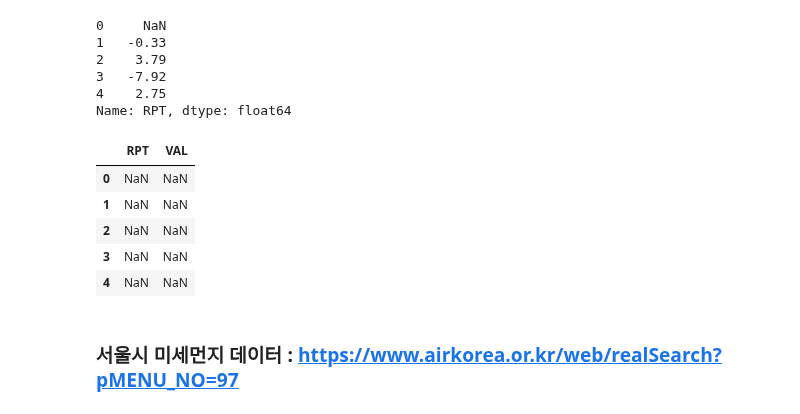
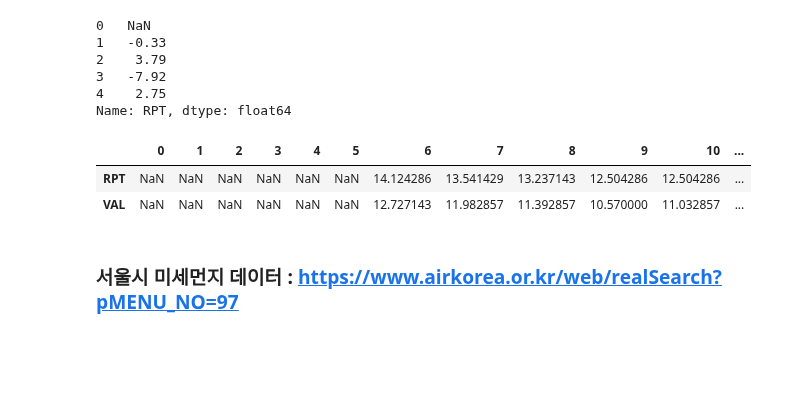
Before and after one commit to DahyeonS/Java_Python_Lecture, a Jupyter notebook: 20240102/preprocess_datamanim.ipynb, the cells around one changed output. Saved outputs shown, nothing was run; the diff lists cells and outputs as text; code cells hidden in the pictures; blank space fills up the shorter version.

```diff
--- a/20240102/preprocess_datamanim.ipynb
+++ b/20240102/preprocess_datamanim.ipynb
@@ -1319,14 +1319,11 @@ Name: RPT, dtype: float64
 # %%
 # RPT와 VAL의 컬럼을 일주일 간격으로 각각 이동평균한값을 구하여라
 rs = df[['RPT','VAL']].rolling(7).mean()
-rs.head()
+rs.head(20).T
 # %% [output]
-|  | RPT | VAL |
-| 0 | NaN | NaN |
-| 1 | NaN | NaN |
-| 2 | NaN | NaN |
-| 3 | NaN | NaN |
-| 4 | NaN | NaN |
+|  | 0 | 1 | 2 | 3 | 4 | 5 | 6 | 7 | 8 | 9 | 10 | ... |
+| RPT | NaN | NaN | NaN | NaN | NaN | NaN | 14.124286 | 13.541429 | 13.237143 | 12.504286 | 12.504286 | ... |
+| VAL | NaN | NaN | NaN | NaN | NaN | NaN | 12.727143 | 11.982857 | 11.392857 | 10.570000 | 11.032857 | ... |
 # %% [markdown]
 ### 서울시 미세먼지 데이터 : https://www.airkorea.or.kr/web/realSearch?pMENU_NO=97
 # %%
```
Also changed, not shown: parts of 1 cell of this notebook.
